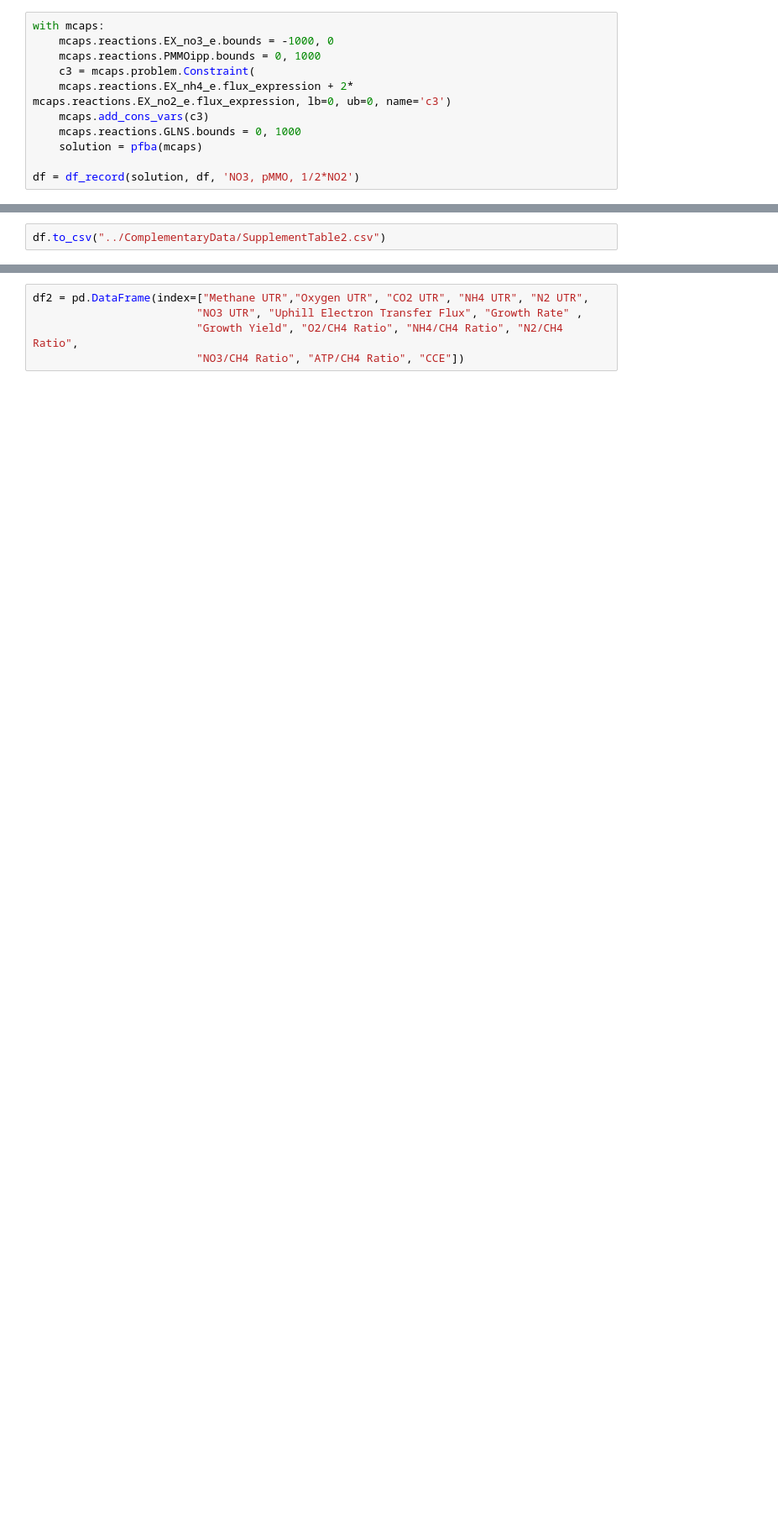
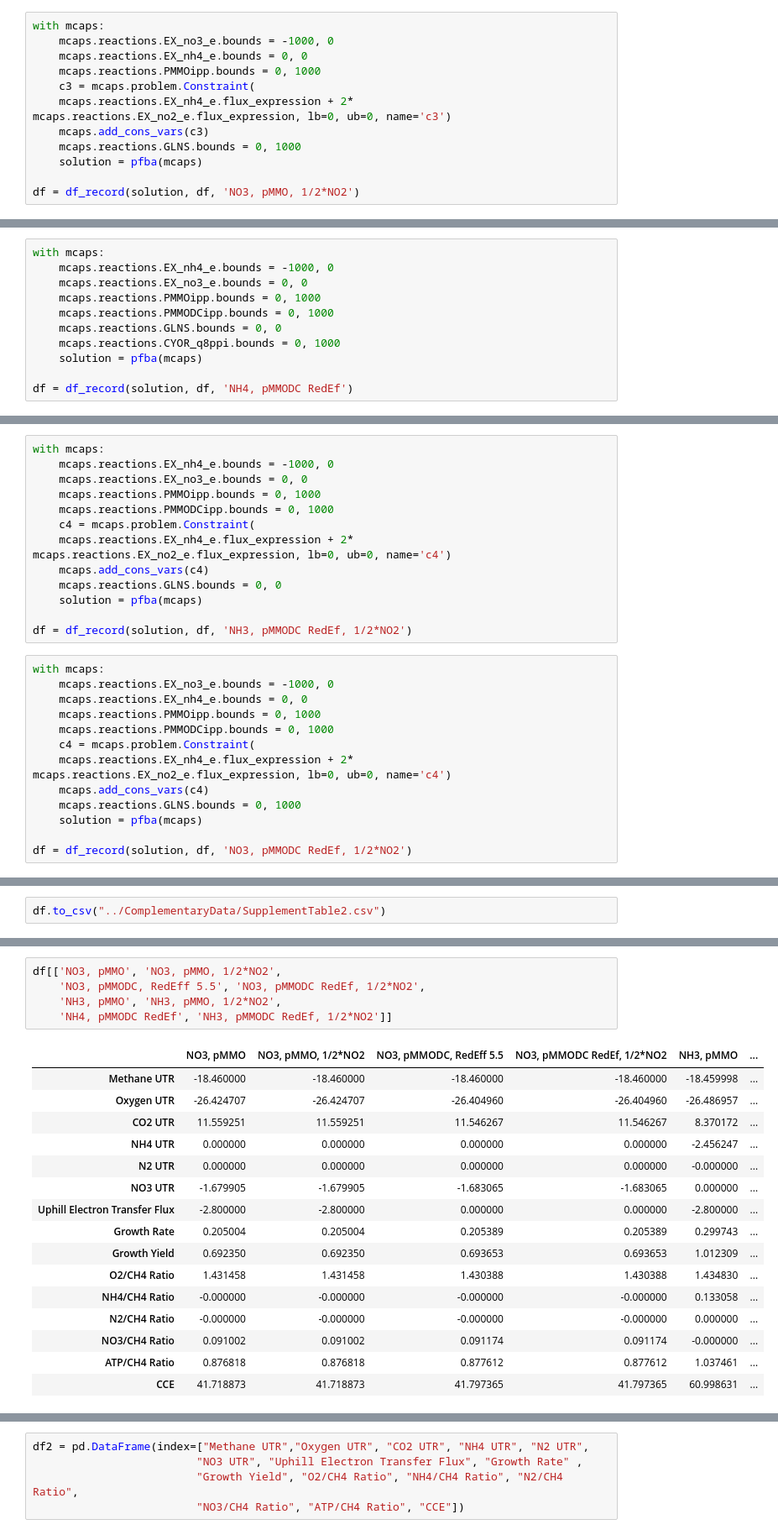
Before and after one commit to ChristianLieven/memote-m-capsulatus, a Jupyter notebook: ComplementaryScripts/Model 15 Calculations.ipynb, the cells around one changed output, grey strips where cells are left out. Shown: that part at 84% size. Saved outputs shown, nothing was run; the diff lists cells and outputs as text; blank space fills up the shorter version.

```diff
--- a/ComplementaryScripts/Model 15 Calculations.ipynb
+++ b/ComplementaryScripts/Model 15 Calculations.ipynb
@@ -444,6 +487,7 @@ Carbon-Limited, NO3, pMMO, NO2
 # %%
 with mcaps:
     mcaps.reactions.EX_no3_e.bounds = -1000, 0
+    mcaps.reactions.EX_nh4_e.bounds = 0, 0
     mcaps.reactions.PMMOipp.bounds = 0, 1000
     c3 = mcaps.problem.Constraint(
     mcaps.reactions.EX_nh4_e.flux_expression + 2* mcaps.reactions.EX_no2_e.flux_expression, lb=0, ub=0, name='c3')
@@ -480,0 +535,11 @@ C-Limited, NO3, pMMO, KOTerminalOxidase
+# %%
+with mcaps:
+    mcaps.reactions.EX_nh4_e.bounds = -1000, 0
+    mcaps.reactions.EX_no3_e.bounds = 0, 0
+    mcaps.reactions.PMMOipp.bounds = 0, 1000
+    mcaps.reactions.PMMODCipp.bounds = 0, 1000
+    mcaps.reactions.GLNS.bounds = 0, 0
+    mcaps.reactions.CYOR_q8ppi.bounds = 0, 1000
+    solution = pfba(mcaps)
+
+df = df_record(solution, df, 'NH4, pMMODC RedEf')
@@ -481,3 +548,29 @@ C-Limited, NO3, pMMO, KOTerminalOxidase
+# %%
+with mcaps:
+    mcaps.reactions.EX_nh4_e.bounds = -1000, 0
+    mcaps.reactions.EX_no3_e.bounds = 0, 0
+    mcaps.reactions.PMMOipp.bounds = 0, 1000
+    mcaps.reactions.PMMODCipp.bounds = 0, 1000
+    c4 = mcaps.problem.Constraint(
+    mcaps.reactions.EX_nh4_e.flux_expression + 2* mcaps.reactions.EX_no2_e.flux_expression, lb=0, ub=0, name='c4')
+    mcaps.add_cons_vars(c4)
+    mcaps.reactions.GLNS.bounds = 0, 0
+    solution = pfba(mcaps)
+
+df = df_record(solution, df, 'NH3, pMMODC RedEf, 1/2*NO2')
+# %%
+with mcaps:
+    mcaps.reactions.EX_no3_e.bounds = -1000, 0
+    mcaps.reactions.EX_nh4_e.bounds = 0, 0
+    mcaps.reactions.PMMOipp.bounds = 0, 1000
+    mcaps.reactions.PMMODCipp.bounds = 0, 1000
+    c4 = mcaps.problem.Constraint(
+    mcaps.reactions.EX_nh4_e.flux_expression + 2* mcaps.reactions.EX_no2_e.flux_expression, lb=0, ub=0, name='c4')
+    mcaps.add_cons_vars(c4)
+    mcaps.reactions.GLNS.bounds = 0, 1000
+    solution = pfba(mcaps)
+
+df = df_record(solution, df, 'NO3, pMMODC RedEf, 1/2*NO2')
 # %%
 df.round(2)
 # %% [output]
@@ -551,0 +595,22 @@ df[['NO3, pMMODC','NH4, pMMODC','N2, pMMODC','NH3, pMMO, 1/2*NO2']].loc['O2/CH4
+# %%
+df[['NO3, pMMO', 'NO3, pMMO, 1/2*NO2',
+    'NO3, pMMODC, RedEff 5.5', 'NO3, pMMODC RedEf, 1/2*NO2',
+    'NH3, pMMO', 'NH3, pMMO, 1/2*NO2',
+    'NH4, pMMODC RedEf', 'NH3, pMMODC RedEf, 1/2*NO2']]
+# %% [output]
+|  | NO3, pMMO | NO3, pMMO, 1/2*NO2 | NO3, pMMODC, RedEff 5.5 | NO3, pMMODC RedEf, 1/2*NO2 | NH3, pMMO | ... |
+| Methane UTR | -18.460000 | -18.460000 | -18.460000 | -18.460000 | -18.459998 | ... |
+| Oxygen UTR | -26.424707 | -26.424707 | -26.404960 | -26.404960 | -26.486957 | ... |
+| CO2 UTR | 11.559251 | 11.559251 | 11.546267 | 11.546267 | 8.370172 | ... |
+| NH4 UTR | 0.000000 | 0.000000 | 0.000000 | 0.000000 | -2.456247 | ... |
+| N2 UTR | 0.000000 | 0.000000 | 0.000000 | 0.000000 | -0.000000 | ... |
+| NO3 UTR | -1.679905 | -1.679905 | -1.683065 | -1.683065 | 0.000000 | ... |
+| Uphill Electron Transfer Flux | -2.800000 | -2.800000 | 0.000000 | 0.000000 | -2.800000 | ... |
+| Growth Rate | 0.205004 | 0.205004 | 0.205389 | 0.205389 | 0.299743 | ... |
+| Growth Yield | 0.692350 | 0.692350 | 0.693653 | 0.693653 | 1.012309 | ... |
+| O2/CH4 Ratio | 1.431458 | 1.431458 | 1.430388 | 1.430388 | 1.434830 | ... |
+| NH4/CH4 Ratio | -0.000000 | -0.000000 | -0.000000 | -0.000000 | 0.133058 | ... |
+| N2/CH4 Ratio | -0.000000 | -0.000000 | -0.000000 | -0.000000 | 0.000000 | ... |
+| NO3/CH4 Ratio | 0.091002 | 0.091002 | 0.091174 | 0.091174 | -0.000000 | ... |
+| ATP/CH4 Ratio | 0.876818 | 0.876818 | 0.877612 | 0.877612 | 1.037461 | ... |
+| CCE | 41.718873 | 41.718873 | 41.797365 | 41.797365 | 60.998631 | ... |
```
Also changed, not shown: parts of 72 cells of this notebook, 1 other file.
